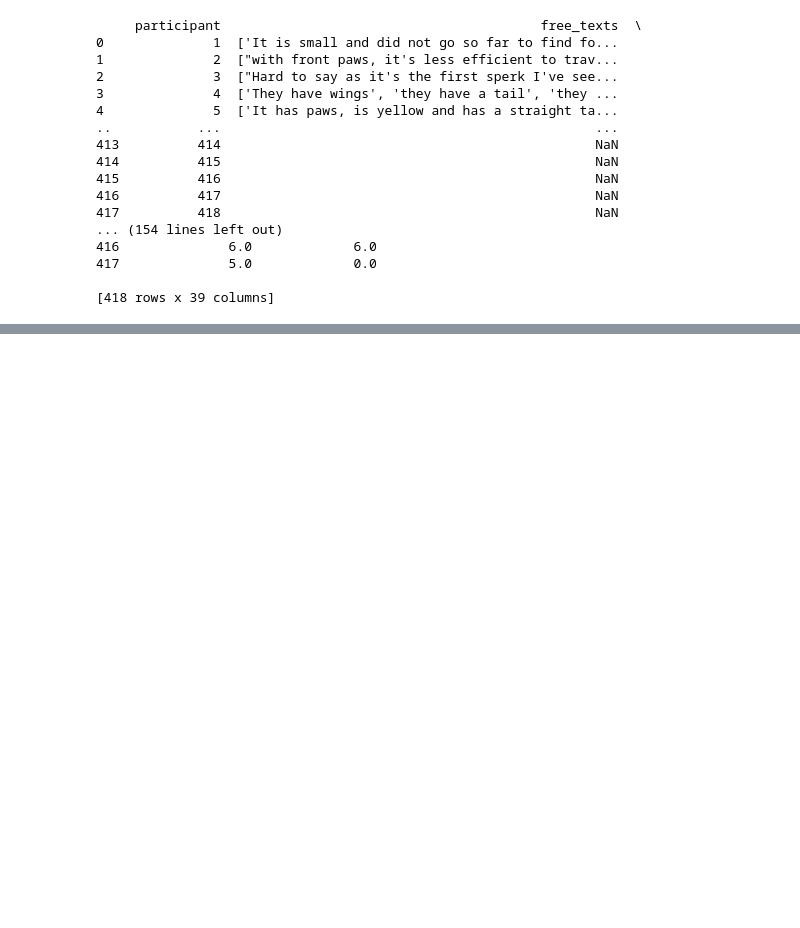
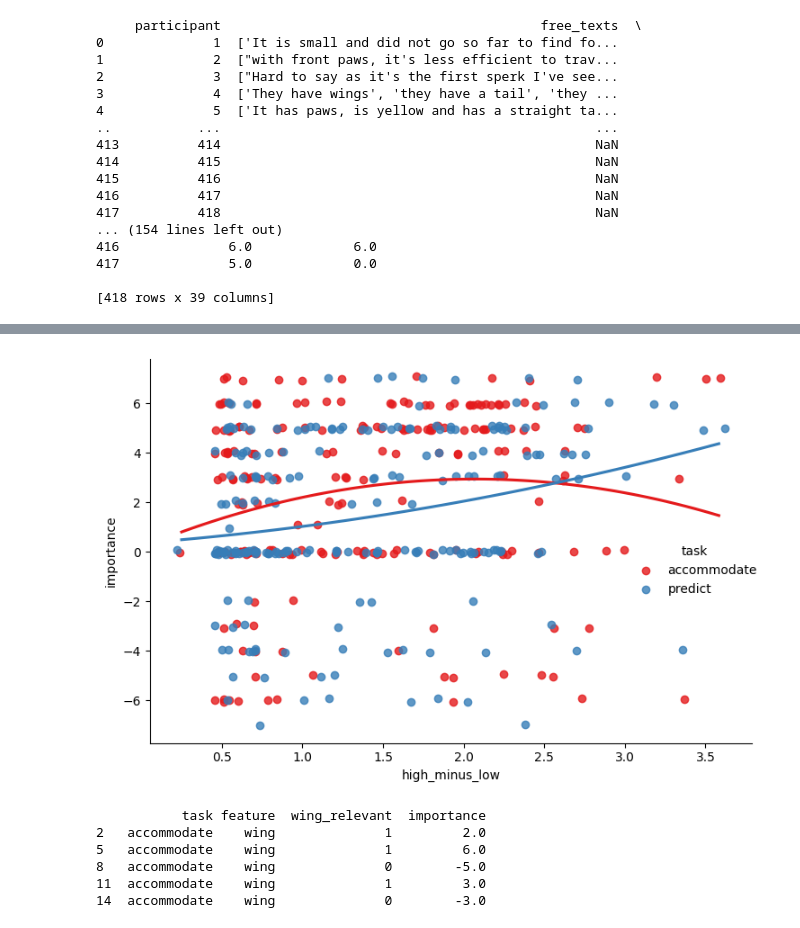
Before and after one commit to sebmonte/Prediction-Accomodation-Exp, a Jupyter notebook: Analysis/Scripts/Study2/Acc-PreCompareSupplement1.ipynb, the cells around one changed output, grey strips where cells are left out. Cells and saved outputs as stored; diff of their text form; code cells hidden in the pictures; blank space fills up the shorter version.

```diff
--- a/Analysis/Scripts/Study2/Acc-PreCompareSupplement1.ipynb
+++ b/Analysis/Scripts/Study2/Acc-PreCompareSupplement1.ipynb
@@ -343,0 +368,44 @@ print(df_hl_full)
+# %%
+# Filter to wing only
+df_wing_only = df_hl_full[df_hl_full['feature'] == 'wing']
+
+# Scatter with regression lines per task
+sns.lmplot(
+    data=df_wing_only,
+    x='high_minus_low',
+    y='importance',
+    hue='task',           # color by task now
+    height=5,
+    aspect=1.2,
+    ci=None,
+    markers='o',
+    palette='Set1',
+    x_jitter=0.05,
+    y_jitter=0.1,
+    order=2
+)
+
+plt.tight_layout()
+plt.savefig(os.path.join(outputdir, 'Figure11high-lowbyTask.png'))
+plt.show()
+# %% [output]
+[figure, added]
+# %%
+# Filter wing rows
+df_wing_only = df_hl_full[df_hl_full['feature'] == 'wing'].copy()
+
+# Create wing_relevant safely by using element-wise comparison
+df_wing_only['wing_relevant'] = (
+    df_wing_only[['relevant_dim_1', 'relevant_dim_2']]
+    .apply(lambda x: int('wing' in x.values), axis=1)
+)
+
+# Check
+print(df_wing_only[['task', 'feature', 'wing_relevant', 'importance']].head())
+# %% [output]
+           task feature  wing_relevant  importance
+2   accommodate    wing              1         2.0
+5   accommodate    wing              1         6.0
+8   accommodate    wing              0        -5.0
+11  accommodate    wing              1         3.0
+14  accommodate    wing              0        -3.0
```
Also changed, not shown: parts of 7 cells of this notebook, 36 other files.
